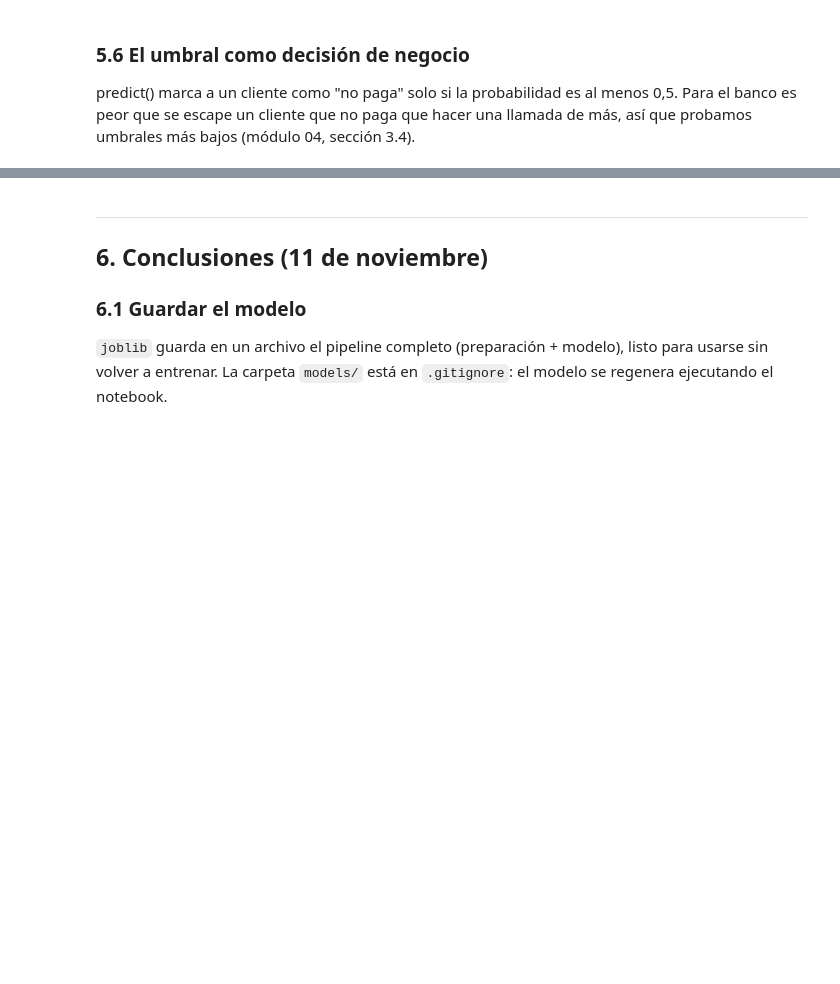
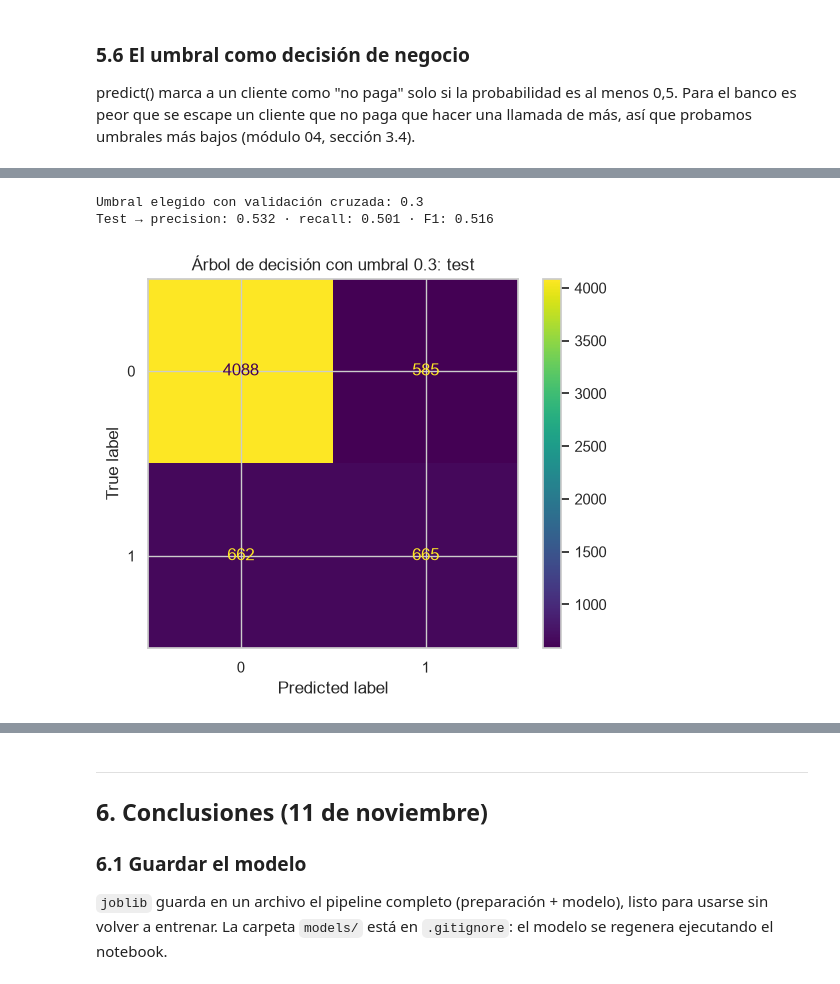
Before and after one commit to lfdaps/proyecto-equipo_1, a Jupyter notebook: notebooks/proyecto_equipo.ipynb, the cells around one changed output, grey strips where cells are left out. Saved outputs shown, nothing was run; the diff lists cells and outputs as text; code cells hidden in the pictures; blank space fills up the shorter version.

Commit message:
feat: elige el umbral con validación cruzada y evalúa el test una sola vez

```diff
--- a/notebooks/proyecto_equipo.ipynb
+++ b/notebooks/proyecto_equipo.ipynb
@@ -712,0 +686,27 @@ pd.DataFrame(filas).round(3)
+# %%
+# Elegir el umbral SOLO con train: validación cruzada estratificada de 5 partes (módulo 07)
+from sklearn.metrics import f1_score, precision_score, recall_score
+from sklearn.model_selection import StratifiedKFold
+
+cv = StratifiedKFold(n_splits=5, shuffle=True, random_state=SEMILLA)
+UMBRALES = [0.2, 0.25, 0.3, 0.35, 0.4, 0.5]
+
+filas_cv = []
+for numero, (idx_entrena, idx_valida) in enumerate(cv.split(X_train, y_train), start=1):
+    X_ent, X_val = X_train.iloc[idx_entrena], X_train.iloc[idx_valida]
+    y_ent, y_val = y_train.iloc[idx_entrena], y_train.iloc[idx_valida]
+    prob_val = mejor.fit(X_ent, y_ent).predict_proba(X_val)[:, 1]
+    for umbral in UMBRALES:
+        pred = (prob_val >= umbral).astype(int)
+        filas_cv.append({
+            "parte": numero,
+            "umbral": umbral,
+            "precision": precision_score(y_val, pred),
+            "recall": recall_score(y_val, pred),
+            "F1": f1_score(y_val, pred),
+        })
+
+mejor.fit(X_train, y_train)  # volver a entrenar con TODO el train para dejarlo como estaba
+
+resumen_cv = pd.DataFrame(filas_cv).groupby("umbral")[["precision", "recall", "F1"]].agg(["mean", "std"]).round(3)
+resumen_cv
@@ -712,0 +729,20 @@ pd.DataFrame(filas).round(3)
+# %%
+# Evaluación final en TEST, UNA sola vez, con el umbral elegido en la validación cruzada
+from sklearn.metrics import ConfusionMatrixDisplay
+
+UMBRAL = 0.3
+
+prob_test = mejor.predict_proba(X_test)[:, 1]
+pred_umbral = (prob_test >= UMBRAL).astype(int)
+
+print(f"Umbral elegido con validación cruzada: {UMBRAL}")
+print(f"Test → precision: {precision_score(y_test, pred_umbral):.3f} · "
+      f"recall: {recall_score(y_test, pred_umbral):.3f} · F1: {f1_score(y_test, pred_umbral):.3f}")
+
+ConfusionMatrixDisplay.from_predictions(y_test, pred_umbral)
+plt.title(f"Árbol de decisión con umbral {UMBRAL}: test")
+plt.show()
+# %% [output]
+Umbral elegido con validación cruzada: 0.3
+Test → precision: 0.532 · recall: 0.501 · F1: 0.516
+[figure, added]
```
Also changed, not shown: parts of 6 cells of this notebook.
